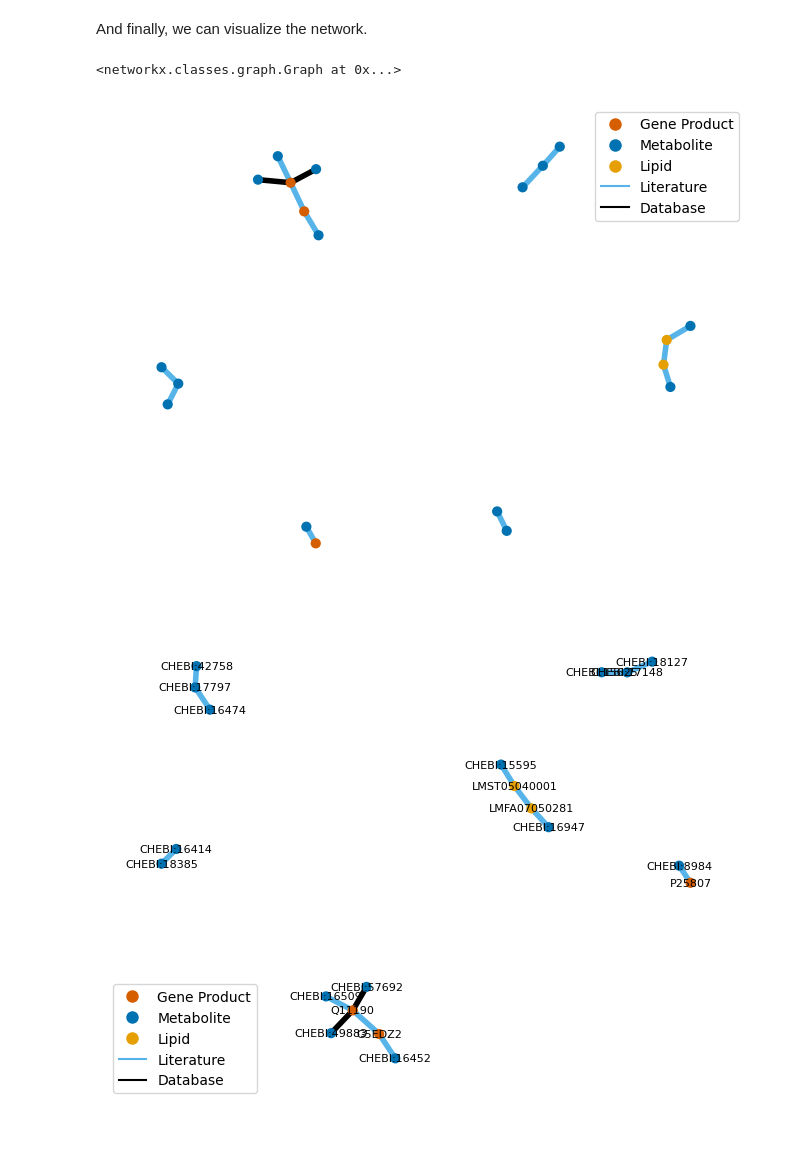
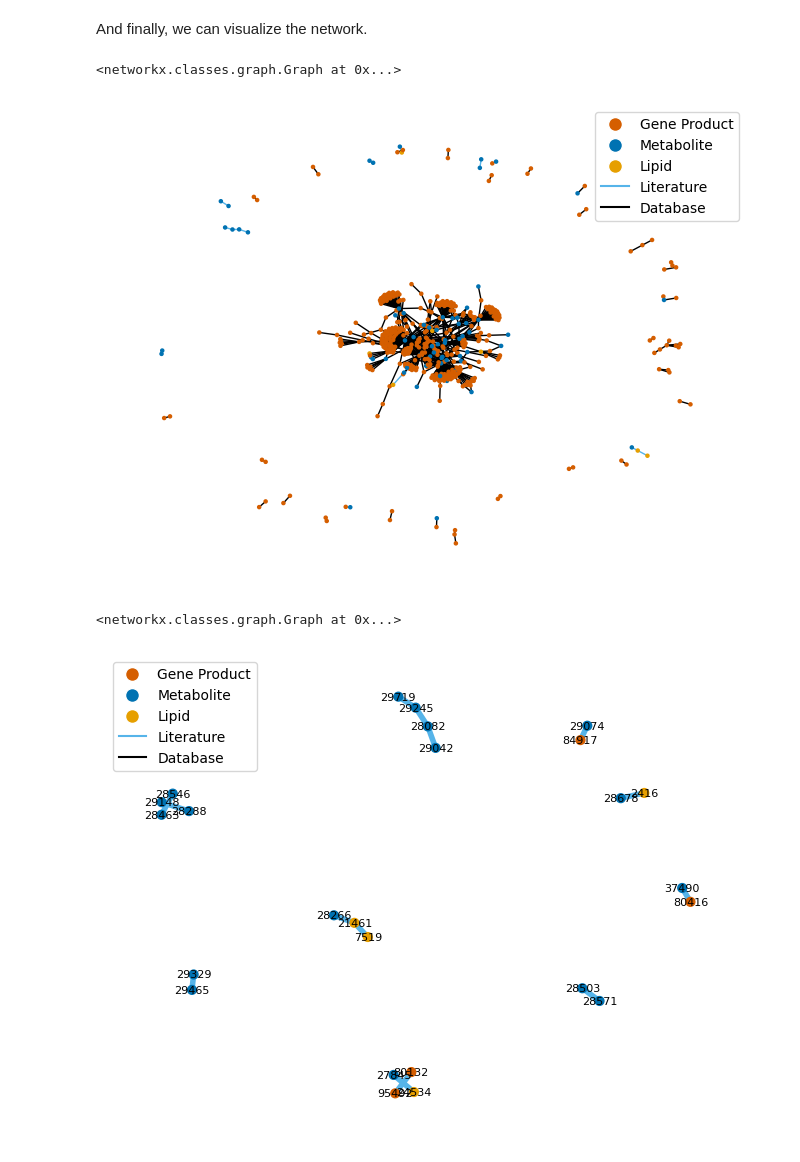
Before and after one commit to PNNL-Predictive-Phenomics/DancePartner, a Jupyter notebook: vignettes/how_to_use_DancePartner.ipynb, the cells around one changed output. Cells and saved outputs as stored; diff of their text form; code cells hidden in the pictures.

Commit message:
Finished updating uniprot pulling with new synonym tables

```diff
--- a/vignettes/how_to_use_DancePartner.ipynb
+++ b/vignettes/how_to_use_DancePartner.ipynb
@@ -192,7 +192,7 @@ output_directory = os.path.join(os.getcwd(), "full_pipeline_example")
 
 # Pull all identified relationships and filter to the confirmed ones
 BERT = pd.read_table(os.path.join(output_directory, "bert_results.txt"))
-TrueBERT = BERT[BERT["True Positive"] >= 0.5]
+TrueBERT = BERT[BERT["True Positive"] >= 0.05].reset_index(drop = True)
 TrueBERT
 # %% [output]
 |  | paper_id | term_1 | term_2 | id | sentence_index | segment_length | Term1 | Term2 | Sentence | ... |
@@ -330,14 +350,16 @@ full_table
 # %% [markdown]
 And finally, we can visualize the network.
 # %%
-dance.visualize_network(full_table, node_size = 40)
+dance.visualize_network(full_table, node_size = 5, edge_weight = 1)
 # %% [output]
 <networkx.classes.graph.Graph at 0x...>
-[figure, old version]
+[figure, new version]
 # %%
-network = dance.visualize_network(full_table, node_size = 40, with_labels = True)
+network = dance.visualize_network(network_table, node_size = 40, with_labels = True)
+network
 # %% [output]
+<networkx.classes.graph.Graph at 0x...>
-[figure, old version]
+[figure, new version]
 # %%
 dance.calculate_network_metrics(network)
 # %% [output]
```
Also changed, not shown: parts of 13 cells of this notebook, 19 other files.
